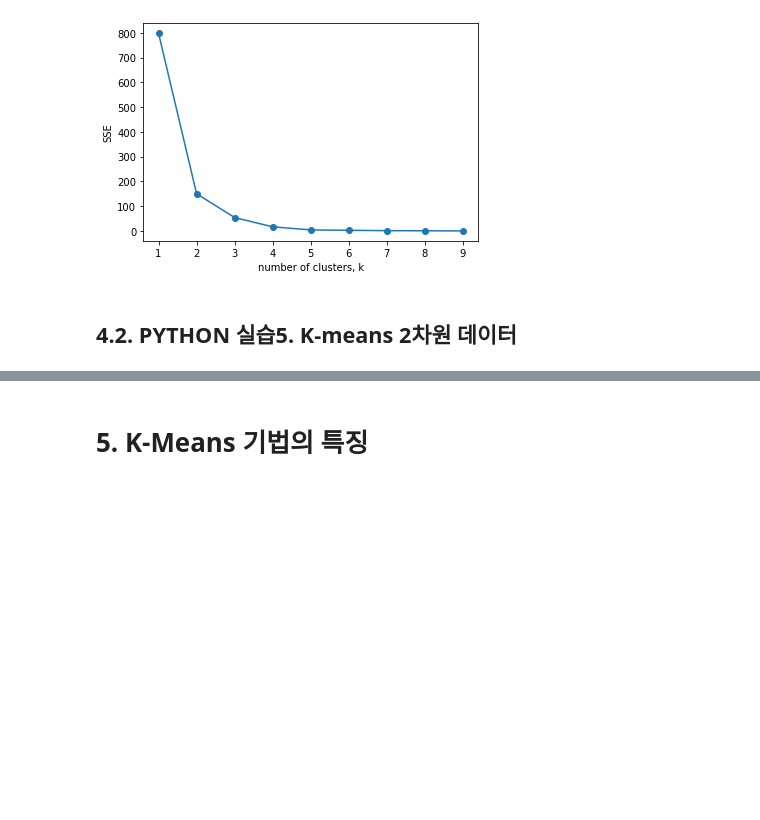
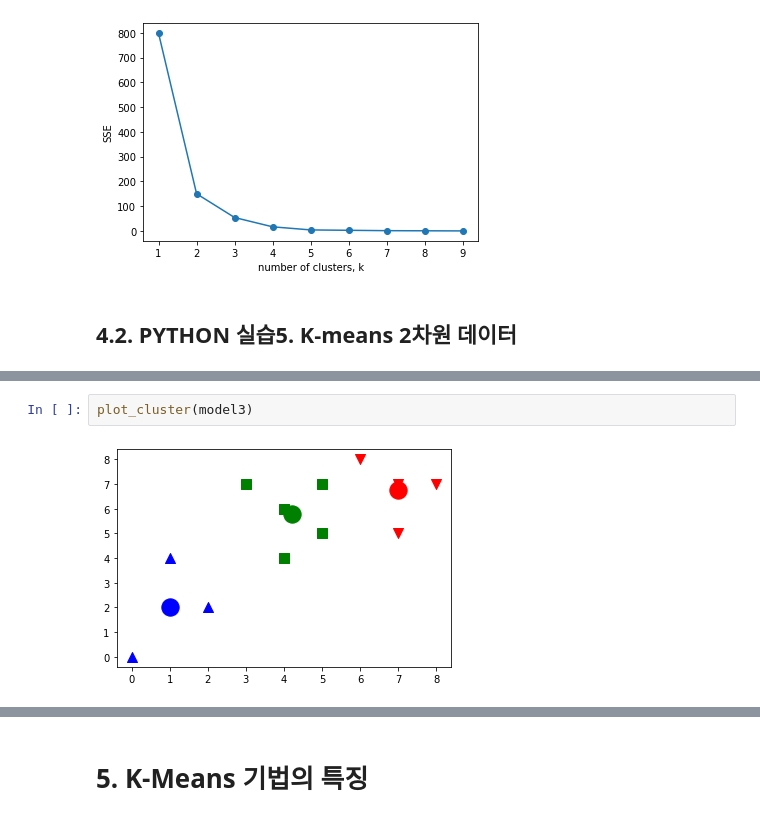
Before and after one commit to seareale/2020-dataCampus-yonsei, a Jupyter notebook: Clustering/군집분석.ipynb, the cells around one changed output, grey strips where cells are left out. Cells and saved outputs as stored; diff of their text form; blank space fills up the shorter version.

```diff
--- a/Clustering/군집분석.ipynb
+++ b/Clustering/군집분석.ipynb
@@ -672,0 +712,4 @@ plt.show()
+# %%
+plot_cluster(model3)
+# %% [output]
+[figure, added]
```
Also changed, not shown: parts of 23 cells of this notebook, 10 other files.
